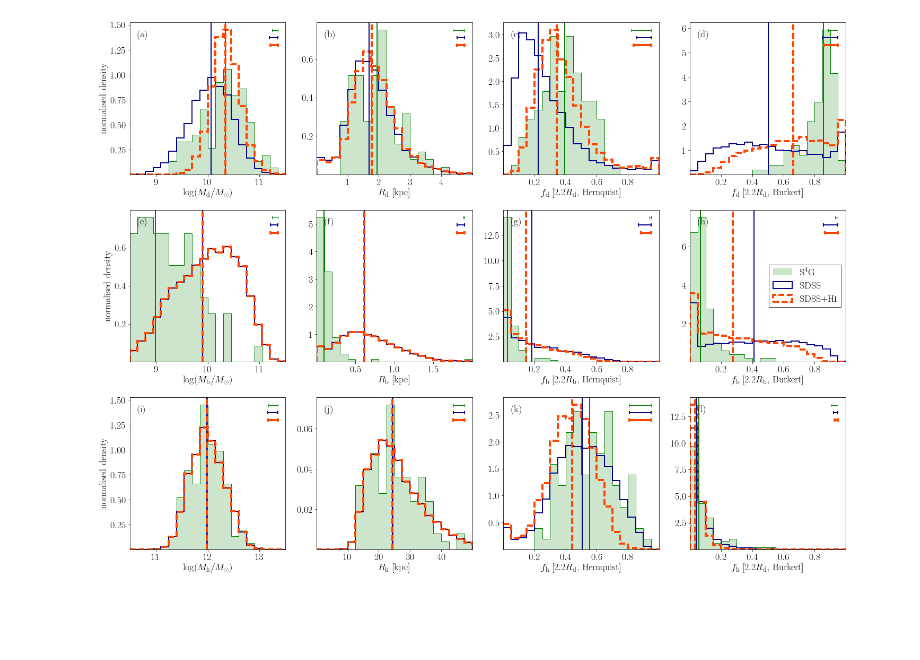
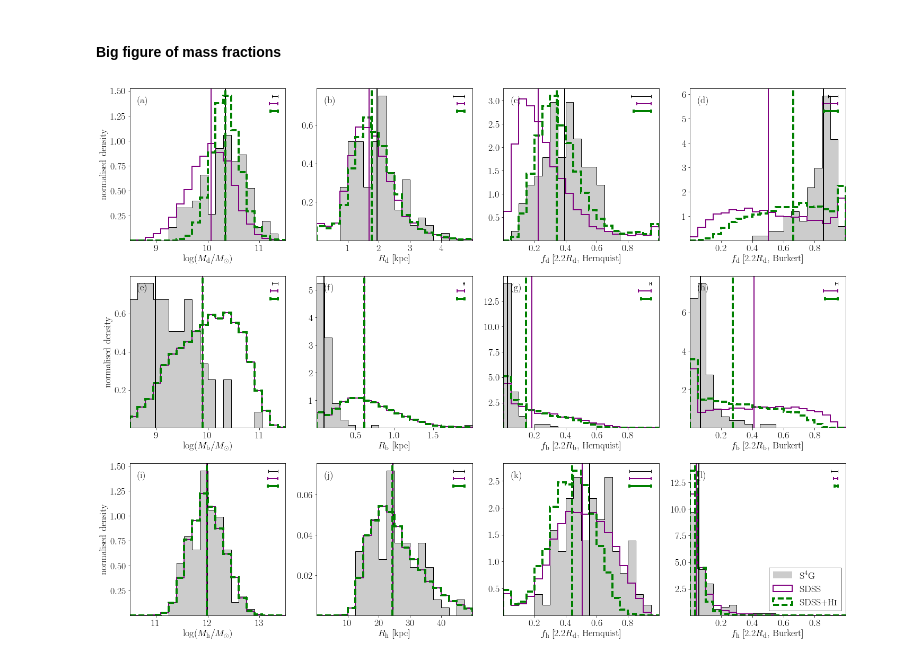
Before and after one commit to RossHart/Donghia_paper, a Jupyter notebook: distribution_plots.ipynb, the cells around one changed output. Cells and saved outputs as stored; diff of their text form; code cells hidden in the pictures; blank space fills up the shorter version.

```diff
--- a/distribution_plots.ipynb
+++ b/distribution_plots.ipynb
@@ -135,7 +135,7 @@ class HistogramPlotter():
 
             x = data[colname] if log is False else np.log10(data[colname])
             is_finite = np.isfinite(x)
-            x[is_finite == False] = bin_[0] # set to the lowest value...
+            x[is_finite == False] = bin_[0]+0.01 # set to the lowest value...
 
             _ = ax.hist(x[is_finite],bin_,normed=True,
                         color=color,linestyle=linestyle,lw=lw,**kwargs)
@@ -188,38 +275,37 @@ class HistogramPlotter():
+# %% [markdown]
+#### Big figure of mass fractions
 # %%
-in_s4g = s4g['unbarred_sample']
-in_sdss = masks['z<0.085 (+HI)']
-
 h = HistogramPlotter()
 fig, axarr = h.make_figure()
 
 ######## histograms #################
-_ = h.plot_histograms(s4g[in_s4g],color='g',alpha=0.2,histtype='stepfilled',
+_ = h.plot_histograms(s4g[in_s4g],color='k',alpha=0.2,histtype='stepfilled',
                       label='S$^4$G')
-_ = h.plot_histograms(s4g[in_s4g],color='g',lw=1,histtype='step',
+_ = h.plot_histograms(s4g[in_s4g],color='k',lw=1,histtype='step',
                       median_line=False,label='_nolegend_')
-_ = h.plot_histograms(sdss[in_sdss],color='darkblue',lw=2,
+_ = h.plot_histograms(sdss[in_sdss],color='purple',lw=2,
                       linestyle='solid',histtype='step',label='SDSS')
-_ = h.plot_histograms(sdss_w_gas[in_sdss],color='orangered',lw=4,
+_ = h.plot_histograms(sdss_w_gas[in_sdss],color='g',lw=4,
                       linestyle='dashed',histtype='step',
                       label=r'SDSS+H\textsc{i}')
 ######### error lines ################
 _ = h.plot_errors(s4g[in_s4g],(0.95,0.95),
-                  color='g',lw=1,capthick=1,capsize=3)
+                  color='k',lw=1,capthick=1,capsize=3)
 _ = h.plot_errors(sdss[in_sdss],(0.95,0.9),
-        lw=2,capthick=2,capsize=3,linestyle='solid',color='darkblue')
+        lw=2,capthick=2,capsize=3,linestyle='solid',color='purple')
 _ = h.plot_errors(sdss_w_gas[in_sdss],(0.95,0.85),
-        color='orangered',linestyle='dashed',lw=4,capsize=3,capthick=4)
+        color='g',linestyle='dashed',lw=4,capsize=3,capthick=4)
 
 for a in [0,4,8]:
     _ = axarr[a].set_ylabel('normalised density')
 
-_ = axarr[7].legend(loc='center right',
+_ = axarr[-1].legend(loc='lower right',
                     fancybox=False,edgecolor='k')
 
 h.fig.tight_layout()
-#h.fig.savefig('figures/all_distributions.pdf')
+h.fig.savefig('figures/all_distributions.pdf')
 # %% [output]
-[figure, old version]
+[figure, new version]
 # %%
 h.print_median_and_error(s4g[in_s4g],'s4g')
 h.print_median_and_error(sdss[in_sdss],'sdss')
```
Also changed, not shown: parts of 9 cells of this notebook, 1 other file.
